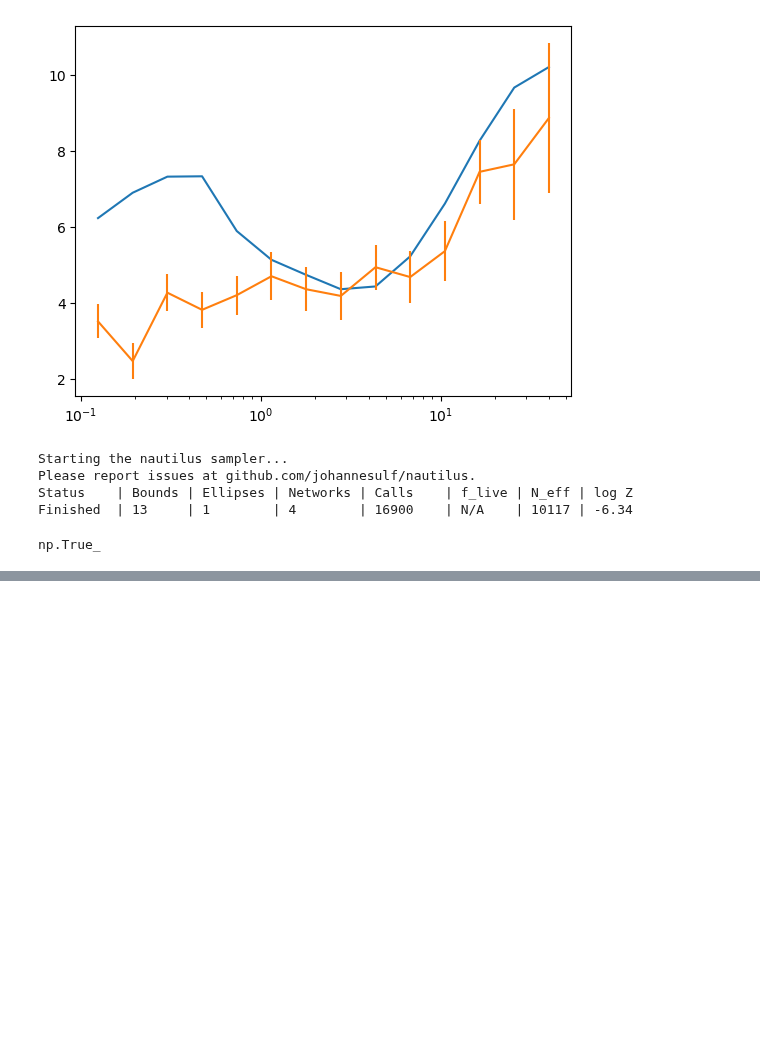
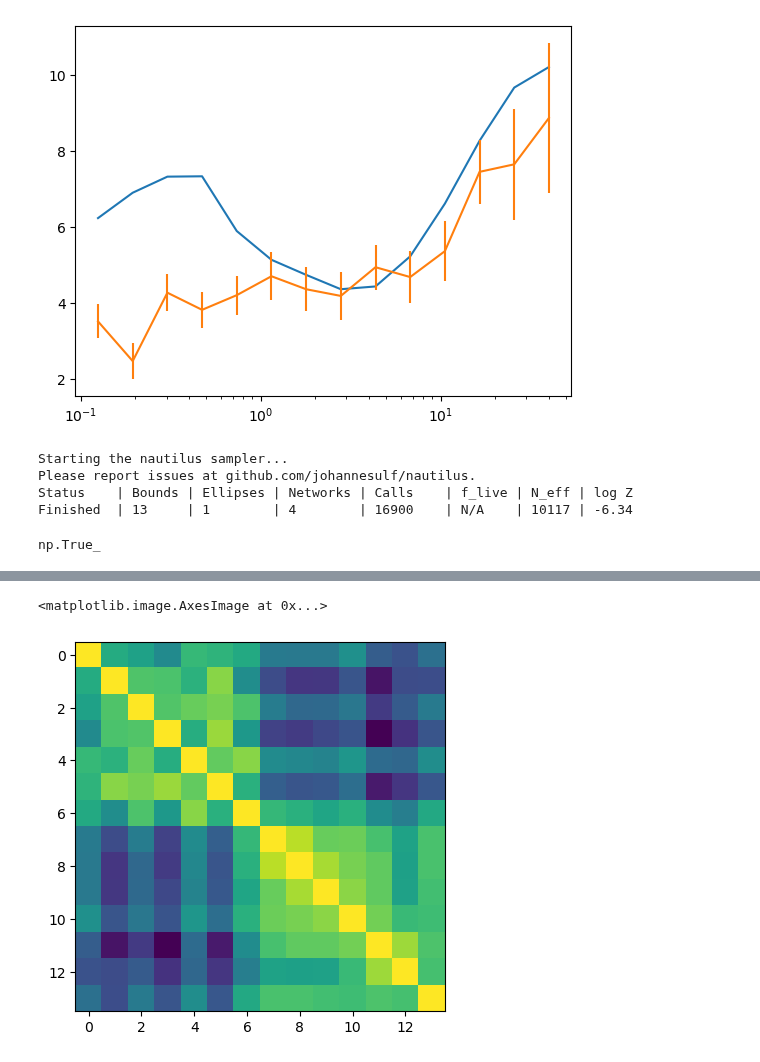
Before and after one commit to rpaviot/NRV_HOD, a Jupyter notebook: Untitled (2).ipynb, the cells around one changed output, grey strips where cells are left out. Drawn from its saved outputs; the diff is of its cells as text; code cells hidden in the pictures; blank space fills up the shorter version.

```diff
--- a/Untitled (2).ipynb
+++ b/Untitled (2).ipynb
@@ -4380,0 +4452,5 @@ log10M = np.log10(M*0.7)
+# %%
+plt.imshow(ctc(cat2['cov_wgg']))
+# %% [output]
+<matplotlib.image.AxesImage at 0x...>
+[figure, added]
```
Also changed, not shown: parts of 76 cells of this notebook, 15 other files.
